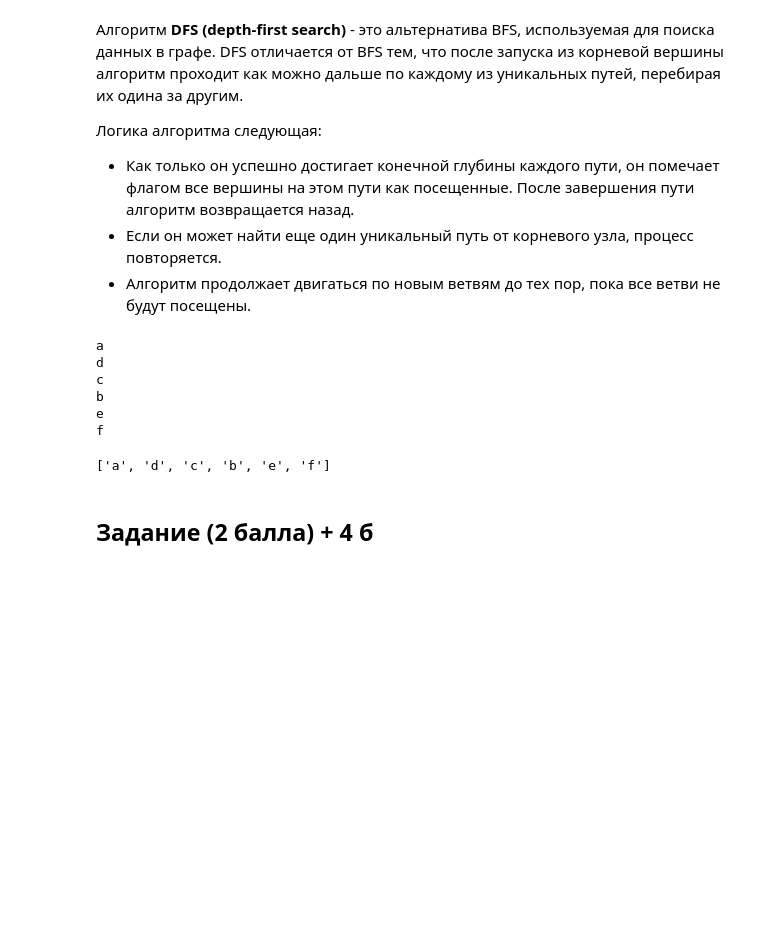
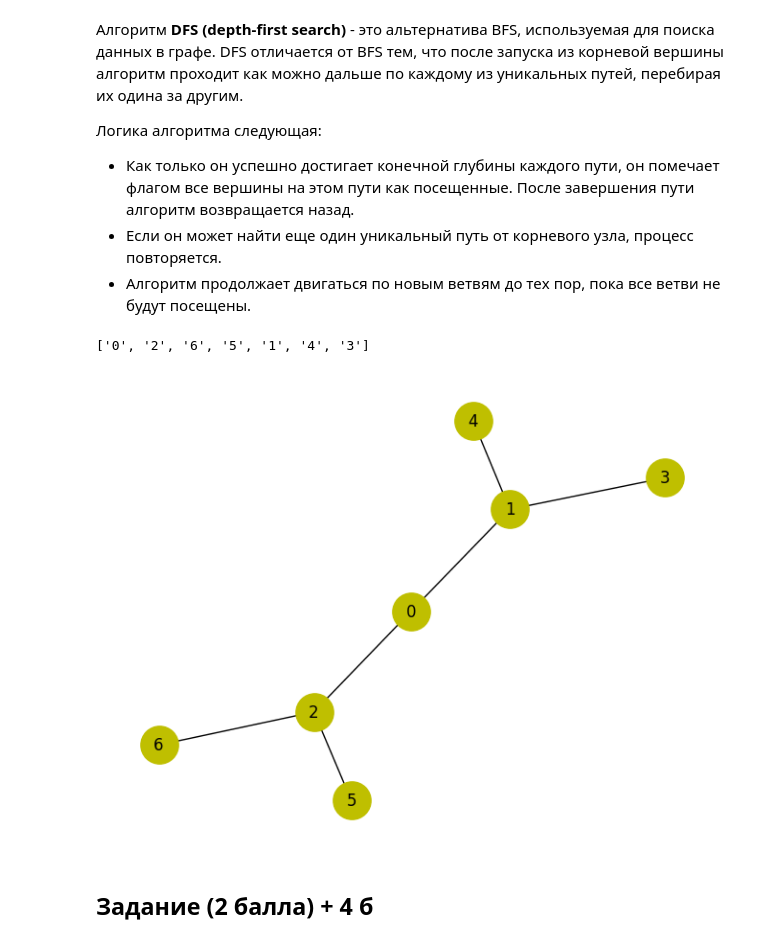
Before and after one commit to DarenskyRoman/IIS, a Jupyter notebook: 4_graph.ipynb, the cells around one changed output. Drawn from its saved outputs; the diff is of its cells as text; code cells hidden in the pictures; blank space fills up the shorter version.

```diff
--- a/4_graph.ipynb
+++ b/4_graph.ipynb
@@ -66,21 +65,25 @@ def dfs(graph, start, visited=None):
 # %%
-graph = {'a': set(['b','c','d']),
-         'b': set(['e','a']),
-         'c': set(['a']),
-         'd': set(['a']),
-         'e': set(['b','f']),
-         'f': set(['e']),
+graph = {'0': set(['1','2']),
+         '1': set(['0','3', '4']),
+         '2': set(['0','5', '6']),
+         '3': set(['1']),
+         '4': set(['1']),
+         '5': set(['2']),
+         '6': set(['2']),
          }
 
-dfs(graph, start='a')
+G = nx.Graph(graph)
+
+nx.draw(G,
+        pos=nx.spring_layout(G),
+        with_labels=True,
+        node_color='y',
+        node_size=800)
+
+dfs(graph, start='0')
 # %% [output]
-a
-d
-c
-b
-e
-f
+['0', '2', '6', '5', '1', '4', '3']
-['a', 'd', 'c', 'b', 'e', 'f']
+[figure, added]
 # %% [markdown]
 ## Задание (2 балла) + 4 б
 # %% [markdown]
```
Also changed, not shown: parts of 4 cells of this notebook.
